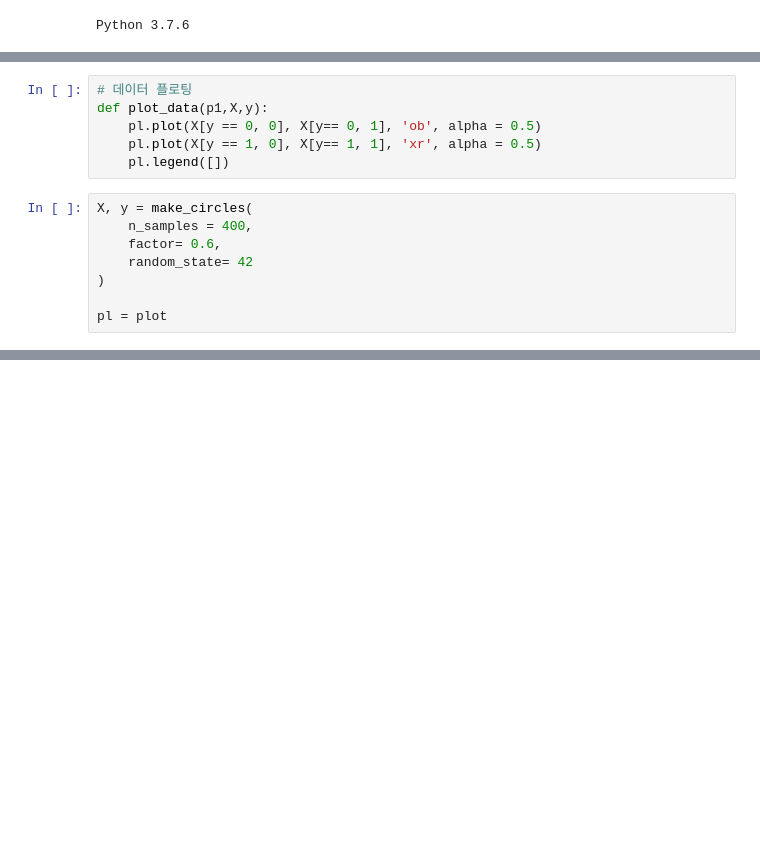
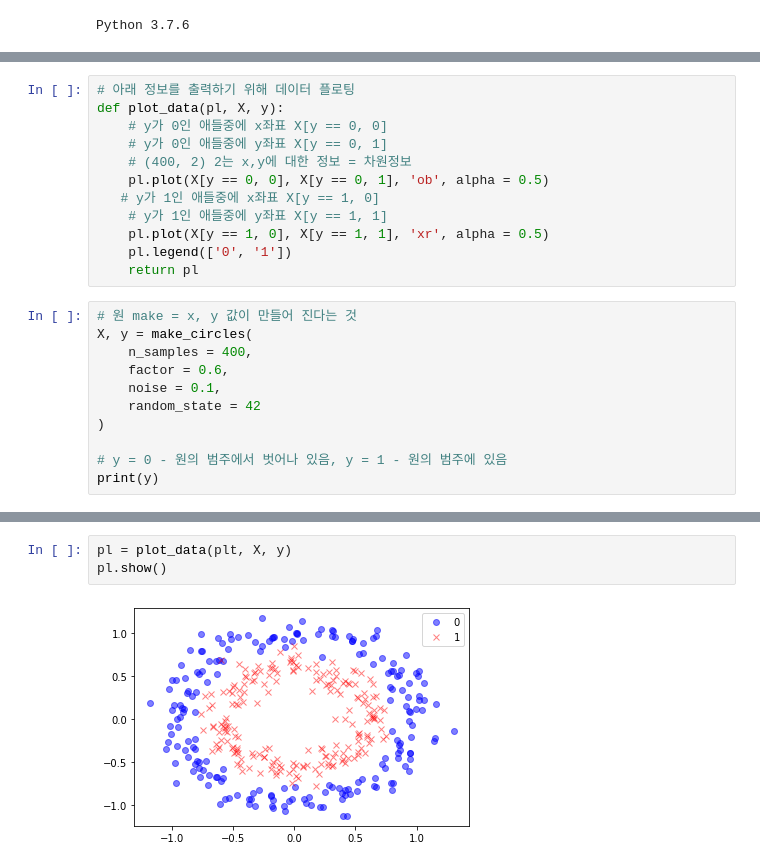
Before and after one commit to youjeong2/PythonWorkshop2, a Jupyter notebook: eleventh.ipynb, the cells around one changed output, grey strips where cells are left out. Drawn from its saved outputs; the diff is of its cells as text; blank space fills up the shorter version.

```diff
--- a/eleventh.ipynb
+++ b/eleventh.ipynb
@@ -15,14 +10,0 @@ SyntaxError: invalid syntax (<ipython-input-4-686059a47774>, line 2)
-# %%
-# 데이터 플로팅
-def plot_data(p1,X,y):
-    pl.plot(X[y == 0, 0], X[y== 0, 1], 'ob', alpha = 0.5)
-    pl.plot(X[y == 1, 0], X[y== 1, 1], 'xr', alpha = 0.5)
-    pl.legend([])
-# %%
-X, y = make_circles(
-    n_samples = 400,
-    factor= 0.6,
-    random_state= 42
-)
-
-pl = plot
@@ -82,0 +16,23 @@ def plot_decision_bound(model, X, y):
+# %%
+# 아래 정보를 출력하기 위해 데이터 플로팅
+def plot_data(pl, X, y):
+    # y가 0인 애들중에 x좌표 X[y == 0, 0]
+    # y가 0인 애들중에 y좌표 X[y == 0, 1]
+    # (400, 2) 2는 x,y에 대한 정보 = 차원정보
+    pl.plot(X[y == 0, 0], X[y == 0, 1], 'ob', alpha = 0.5)
+   # y가 1인 애들중에 x좌표 X[y == 1, 0]
+    # y가 1인 애들중에 y좌표 X[y == 1, 1]
+    pl.plot(X[y == 1, 0], X[y == 1, 1], 'xr', alpha = 0.5)
+    pl.legend(['0', '1'])
+    return pl
+# %%
+# 원 make = x, y 값이 만들어 진다는 것
+X, y = make_circles(
+    n_samples = 400,
+    factor = 0.6,
+    noise = 0.1,
+    random_state = 42
+)
+
+# y = 0 - 원의 범주에서 벗어나 있음, y = 1 - 원의 범주에 있음
+print(y)
@@ -82,0 +51,5 @@ def plot_decision_bound(model, X, y):
+# %%
+pl = plot_data(plt, X, y)
+pl.show()
+# %% [output]
+[figure, added]
```
Also changed, not shown: parts of 61 cells of this notebook.
